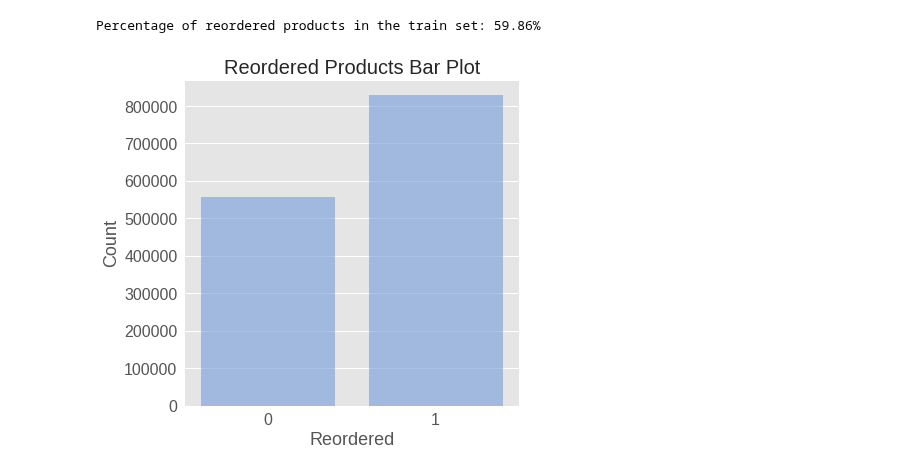
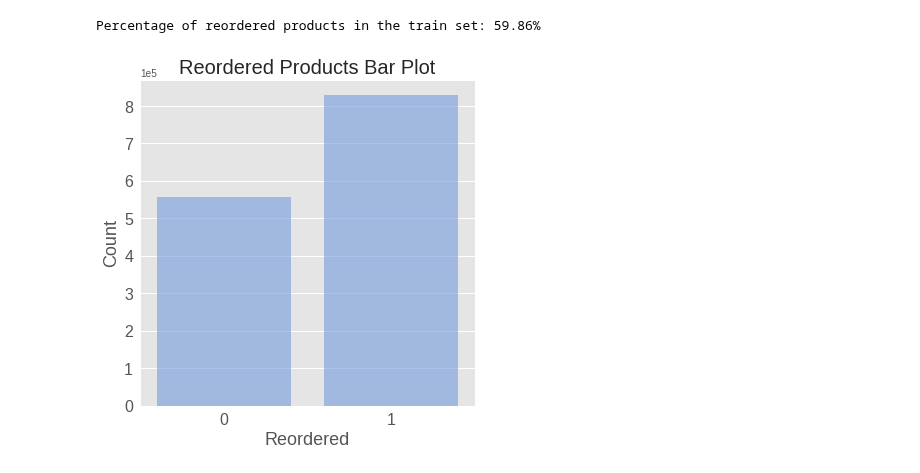
Before and after one commit to alekseisolovev/kaggle, a Jupyter notebook: instacart-market/instacart_market_basket_analysis_eda.ipynb, the cells around one changed output. Cells and saved outputs as stored; diff of their text form; code cells hidden in the pictures.

```diff
--- a/instacart-market/instacart_market_basket_analysis_eda.ipynb
+++ b/instacart-market/instacart_market_basket_analysis_eda.ipynb
@@ -270,16 +273,17 @@ Percentage of reordered products in the train set: 59.86%
 # %%
 fig = plt.figure(figsize=(6,6))
 plt.tick_params(labelsize=16)
+plt.ticklabel_format(style='sci', scilimits=(0,0), axis='y')
 
 data = order_products_train.groupby('reordered')['product_id'].aggregate(
     {'total': 'count'}).reset_index()
 data['ratio'] = data.total.apply(lambda x: x / data.total.sum())
 
 sns.barplot(data.index, data.total, color='cornflowerblue', alpha=0.6)
 
 plt.xlabel('Reordered', fontsize=18)
 plt.ylabel('Count', fontsize=18)
 plt.title('Reordered Products Bar Plot', fontsize=20)
 plt.show()
 # %% [output]
-[figure, old version]
+[figure, new version]
```
Also changed, not shown: parts of 3 cells of this notebook.
